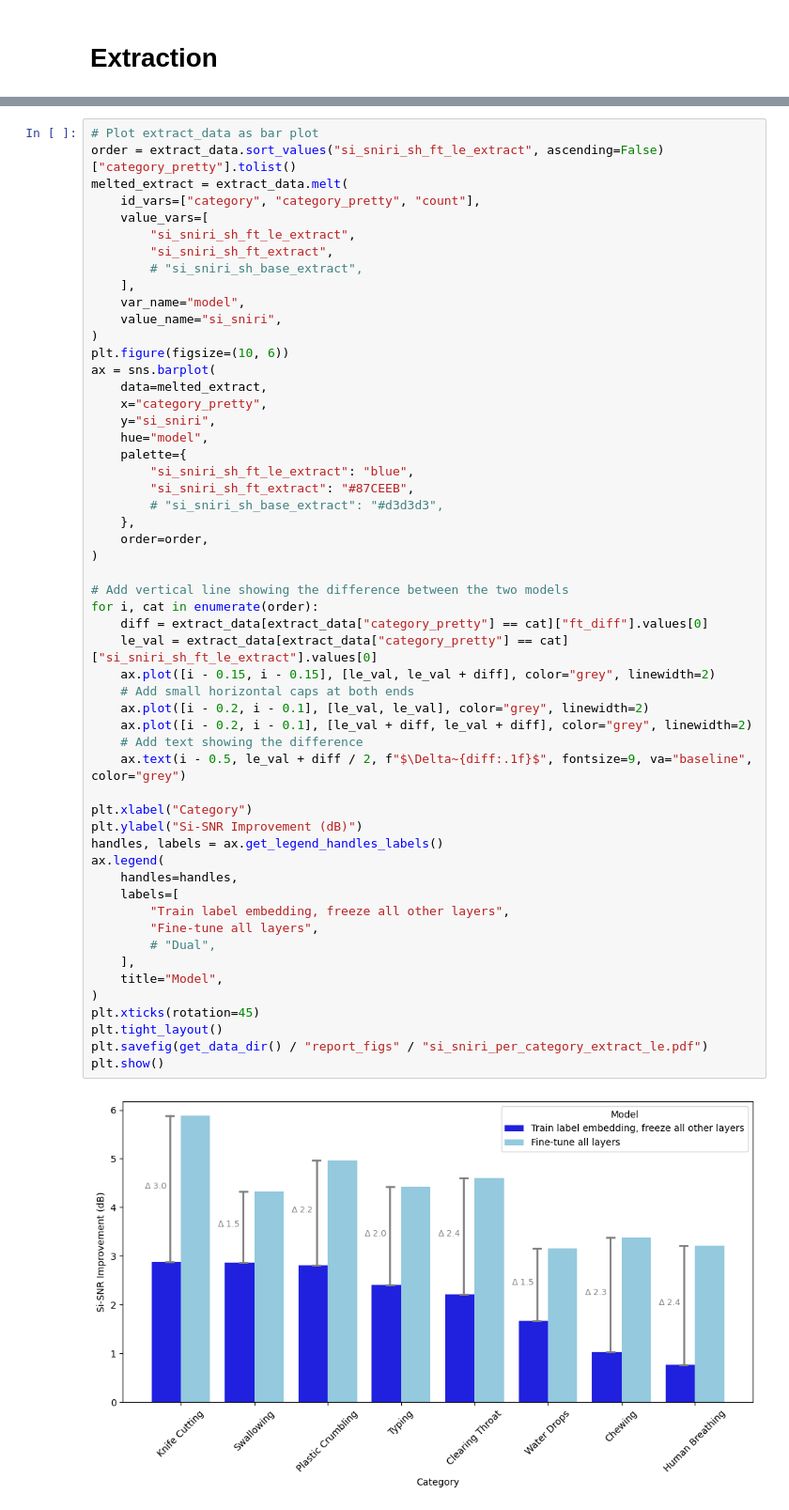
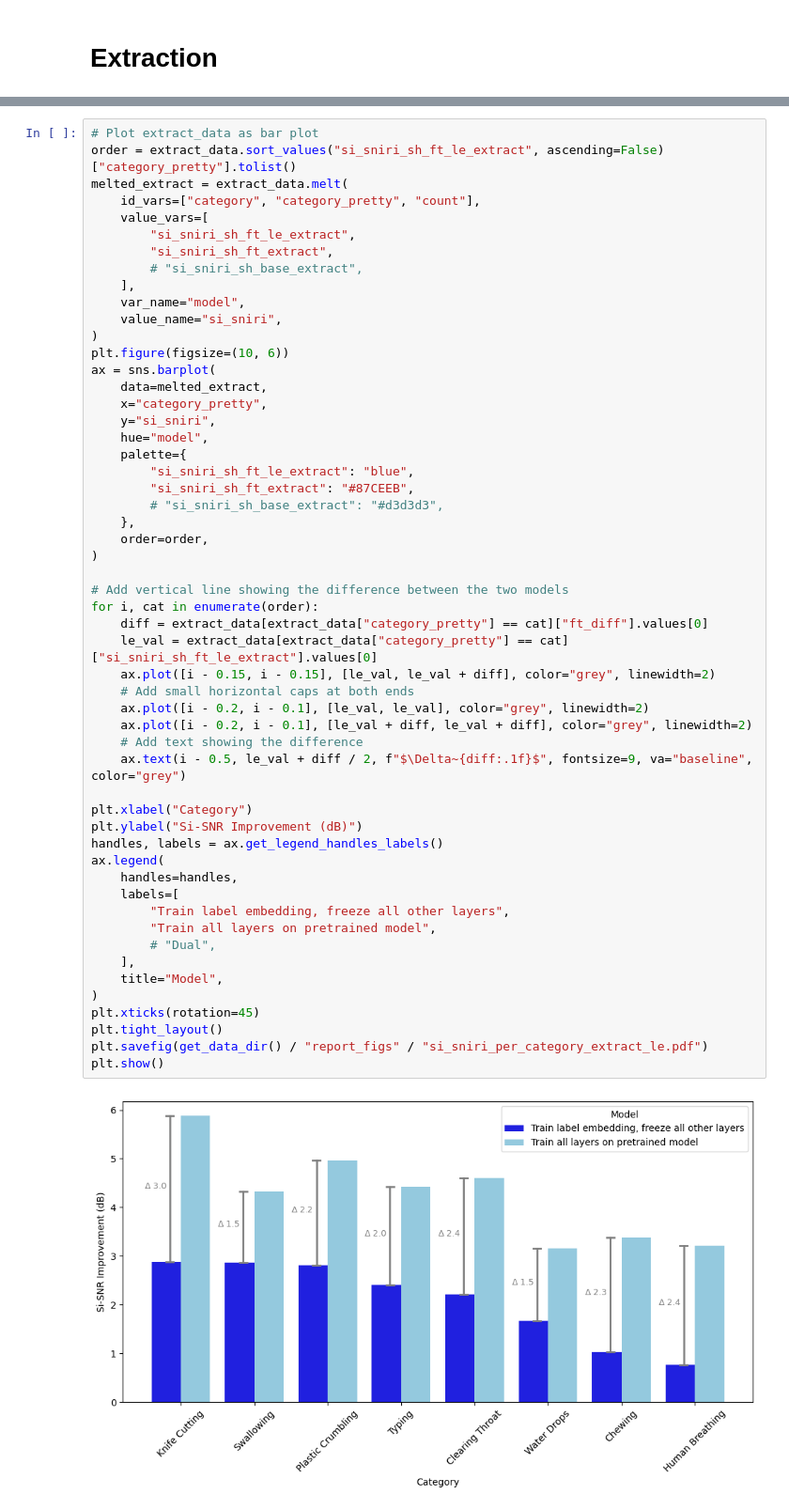
Before and after one commit to LukasFT/misophonia, a Jupyter notebook: notebooks/analysis/plot_per_category.ipynb, the cells around one changed output, grey strips where cells are left out. Shown at 94% size. Saved outputs shown, nothing was run; the diff lists cells and outputs as text.

Commit message:
Change name: fine-tune to pretrained

```diff
--- a/notebooks/analysis/plot_per_category.ipynb
+++ b/notebooks/analysis/plot_per_category.ipynb
@@ -283,35 +283,35 @@ ax = sns.barplot(
     order=order,
 )
 
 # Add vertical line showing the difference between the two models
 for i, cat in enumerate(order):
     diff = extract_data[extract_data["category_pretty"] == cat]["ft_diff"].values[0]
     le_val = extract_data[extract_data["category_pretty"] == cat]["si_sniri_sh_ft_le_extract"].values[0]
     ax.plot([i - 0.15, i - 0.15], [le_val, le_val + diff], color="grey", linewidth=2)
     # Add small horizontal caps at both ends
     ax.plot([i - 0.2, i - 0.1], [le_val, le_val], color="grey", linewidth=2)
     ax.plot([i - 0.2, i - 0.1], [le_val + diff, le_val + diff], color="grey", linewidth=2)
     # Add text showing the difference
     ax.text(i - 0.5, le_val + diff / 2, f"$\Delta~{diff:.1f}$", fontsize=9, va="baseline", color="grey")
 
 plt.xlabel("Category")
 plt.ylabel("Si-SNR Improvement (dB)")
 handles, labels = ax.get_legend_handles_labels()
 ax.legend(
     handles=handles,
     labels=[
         "Train label embedding, freeze all other layers",
-        "Fine-tune all layers",
+        "Train all layers on pretrained model",
         # "Dual",
     ],
     title="Model",
 )
 plt.xticks(rotation=45)
 plt.tight_layout()
 plt.savefig(get_data_dir() / "report_figs" / "si_sniri_per_category_extract_le.pdf")
 plt.show()
 # %% [output]
-[figure, old version]
+[figure, new version]
 # %%
 # fig, ax = plt.subplots(figsize=(10, 6))
 
```
Also changed, not shown: parts of 3 cells of this notebook, 2 other files.
